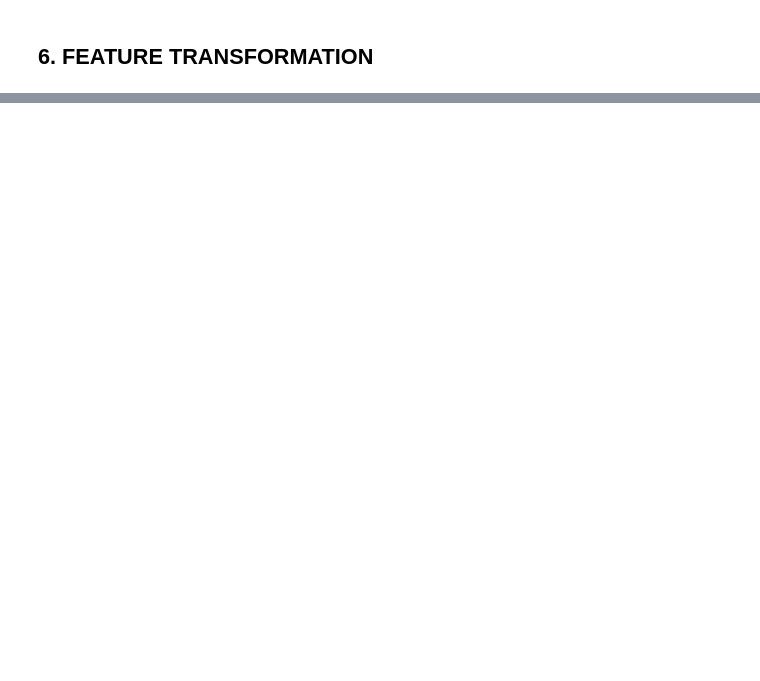
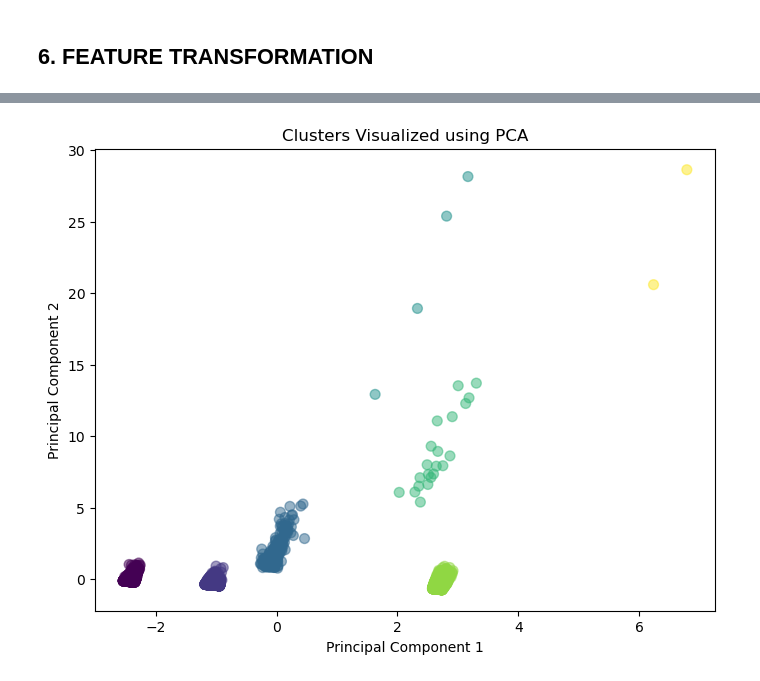
Before and after one commit to Pronob17/Customer_segmentation_using_K_means_clustering, a Jupyter notebook: Customer_Segmentation_with_K_Means_Clustering.ipynb, the cells around one changed output, grey strips where cells are left out. Saved outputs shown, nothing was run; the diff lists cells and outputs as text; code cells hidden in the pictures; blank space fills up the shorter version.

```diff
--- a/Customer_Segmentation_with_K_Means_Clustering.ipynb
+++ b/Customer_Segmentation_with_K_Means_Clustering.ipynb
@@ -621,0 +628,17 @@ scaled_df
+# %%
+# determine the optimal cluster using elbow method
+# initialize a list to store the within-cluster sum of squares (WCSS)
+wcss = []
+
+# try different numbers of clusters (k = 1 to 10)
+for i in range(1, 11):
+    kmeans = KMeans(n_clusters=i, init='k-means++', max_iter=300, n_init=10, random_state=17)
+    kmeans.fit(scaled_df)
+    wcss.append(kmeans.inertia_)  # Inertia is the sum of squared distances to centroids
+
+# plot the Elbow Method graph
+plt.plot(range(1, 11), wcss)
+plt.title('Elbow Method for Optimal k')
+plt.xlabel('Number of Clusters (k)')
+plt.ylabel('WCSS (Within-cluster Sum of Squares)')
+plt.show()
@@ -621,0 +650,13 @@ scaled_df
+# %%
+# from the graph above optimal k is 7
+optimal_k = 7
+
+# apply K-means clustering with optimal k (k = 5)
+kmeans = KMeans(n_clusters=optimal_k, init='k-means++', max_iter=300, n_init=10, random_state=17)
+kmeans.fit(scaled_df)
+
+# Get the cluster labels
+labels = kmeans.labels_
+
+scaled_df['Cluster'] = labels
+scaled_df.sample(5)
@@ -621,0 +670,15 @@ scaled_df
+# %%
+
+# Perform PCA to reduce to 2 dimensions
+pca = PCA(n_components=2)
+X_pca = pca.fit_transform(scaled_df)
+
+# Plot the clusters
+plt.figure(figsize=(8, 6))
+plt.scatter(X_pca[:, 0], X_pca[:, 1], c=labels, cmap='viridis', marker='o', s=50, alpha=0.5)
+plt.title('Clusters Visualized using PCA')
+plt.xlabel('Principal Component 1')
+plt.ylabel('Principal Component 2')
+plt.show()
+# %% [output]
+[figure, added]
```
Also changed, not shown: parts of 16 cells of this notebook.
